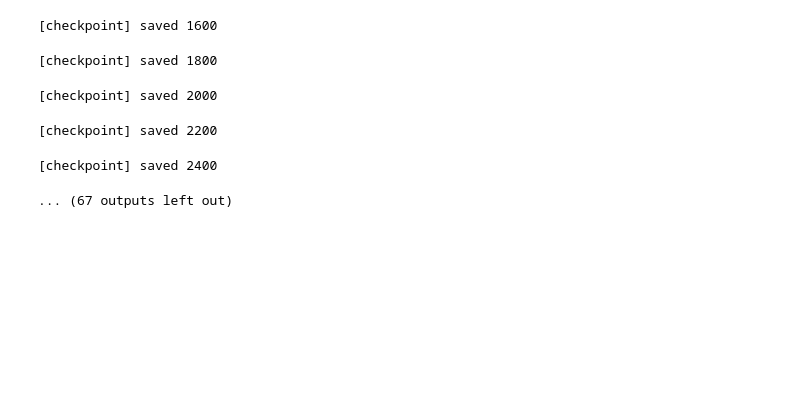
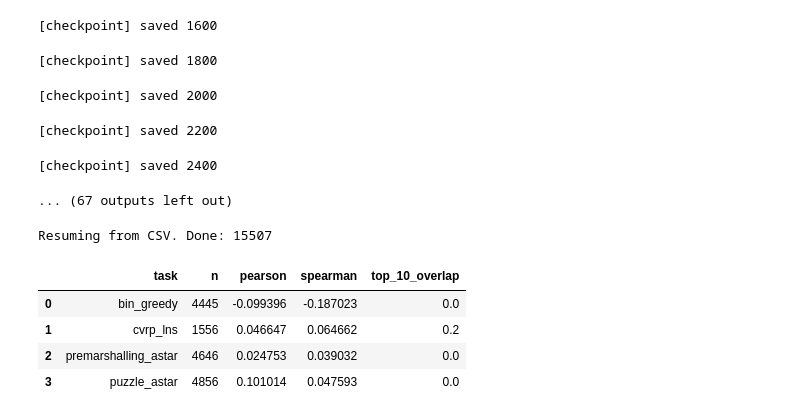
Before and after one commit to rahim931/ppp-performance-prediction, a Jupyter notebook: notebooks/Emirhan/PPP_Ollama.ipynb, the cells around one changed output. Drawn from its saved outputs; the diff is of its cells as text; code cells hidden in the pictures; blank space fills up the shorter version.

```diff
--- a/notebooks/Emirhan/PPP_Ollama.ipynb
+++ b/notebooks/Emirhan/PPP_Ollama.ipynb
@@ -315,3 +314,72 @@ ppp_df.head()
 [checkpoint] saved 2200
 [checkpoint] saved 2400
 ... (67 outputs left out)
+# %%
+import pandas as pd
+REPO_ROOT = Path.cwd().parents[1]  # falls Notebook in notebooks/... liegt
+OUT_DIR = REPO_ROOT / "data" / "outputs"
+PPP_CSV = OUT_DIR / "ppp_global__ollama__qwen2.5_7b__20260208_182212" / "ppp_results__ollama__qwen2.5_7b.csv"  # ggf. anpassen!
+prev = pd.read_csv(PPP_CSV)
+prev["heuristic_id"] = prev["heuristic_id"].astype(str)
+
+done_ids = set(prev["heuristic_id"])
+results = prev.to_dict(orient="records")
+
+print("Resuming from CSV. Done:", len(done_ids))
+# %% [output]
+Resuming from CSV. Done: 15507
+# %%
+from scipy.stats import pearsonr, spearmanr
+
+def topk_overlap(pred, true, ids, k=10):
+    """
+    pred, true: 1D arrays
+    ids: heuristic_id array
+    """
+    assert len(pred) == len(true) == len(ids)
+
+    # sort indices (lower is better)
+    idx_pred = sorted(range(len(pred)), key=lambda i: pred[i])
+    idx_true = sorted(range(len(true)), key=lambda i: true[i])
+
+    top_pred = set(ids[i] for i in idx_pred[:k])
+    top_true = set(ids[i] for i in idx_true[:k])
+
+    return len(top_pred & top_true) / k
+# %%
+import pandas as pd
+import numpy as np
+
+K_TOP = 10   # <--- hier variabel ändern (5, 10, 20 …)
+
+results_eval = []
+
+for app, df_task in ppp_df.groupby("raw_app_type"):
+    df_task = df_task.dropna(subset=["prediction", "objective"])
+    if len(df_task) < K_TOP:
+        continue
+
+    pred = df_task["prediction"].values
+    true = df_task["objective"].values
+    ids  = df_task["heuristic_id"].astype(str).values
+
+    pearson_r, _  = pearsonr(pred, true)
+    spearman_r, _ = spearmanr(pred, true)
+    overlap_k     = topk_overlap(pred, true, ids, k=K_TOP)
+
+    results_eval.append({
+        "task": app,
+        "n": len(df_task),
+        "pearson": pearson_r,
+        "spearman": spearman_r,
+        f"top_{K_TOP}_overlap": overlap_k,
+    })
+
+eval_df = pd.DataFrame(results_eval)
+eval_df
+# %% [output]
+|  | task | n | pearson | spearman | top_10_overlap |
+| 0 | bin_greedy | 4445 | -0.099396 | -0.187023 | 0.0 |
+| 1 | cvrp_lns | 1556 | 0.046647 | 0.064662 | 0.2 |
+| 2 | premarshalling_astar | 4646 | 0.024753 | 0.039032 | 0.0 |
+| 3 | puzzle_astar | 4856 | 0.101014 | 0.047593 | 0.0 |
```
Also changed, not shown: parts of 7 cells of this notebook, 17 other files.
